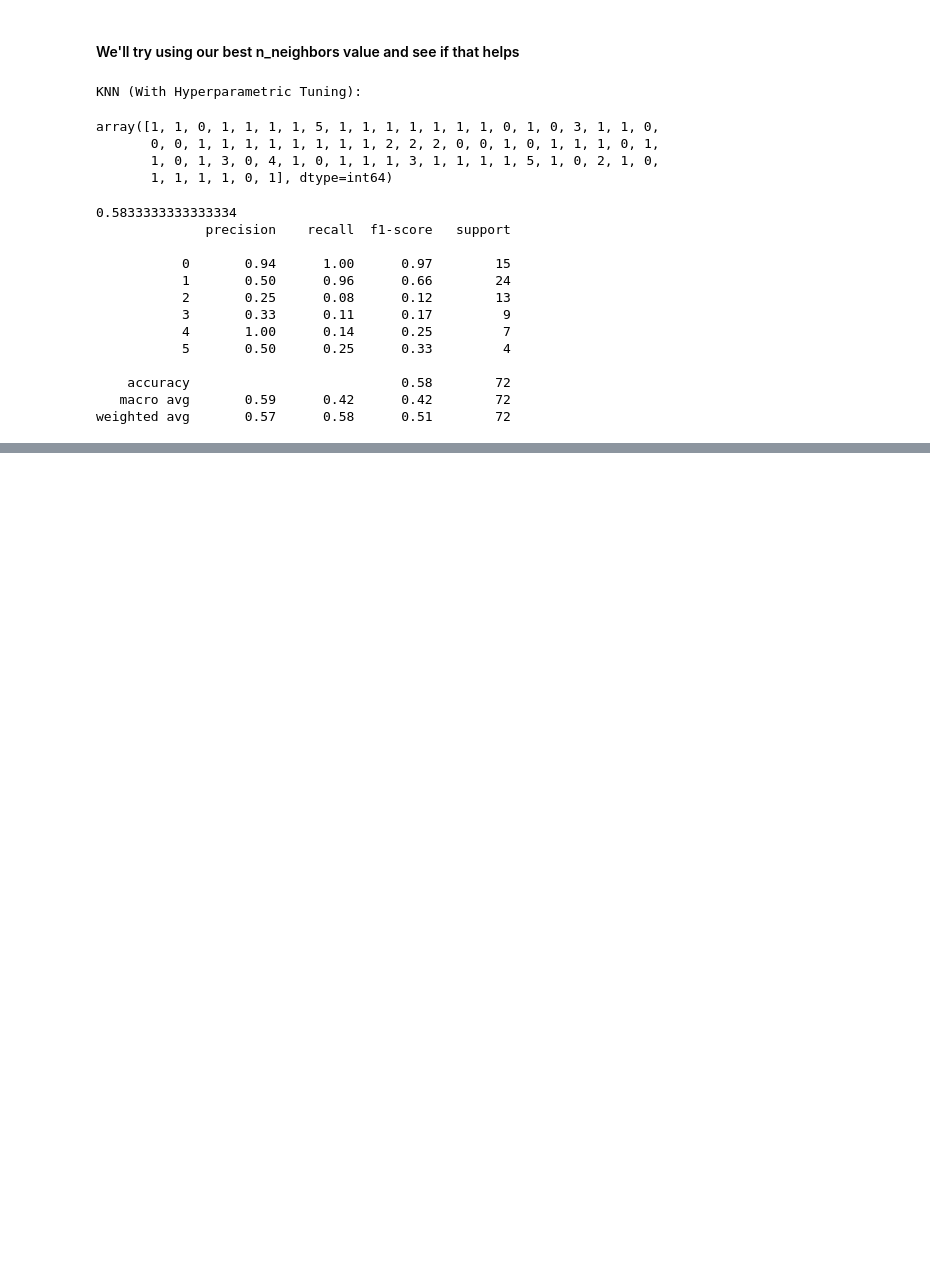
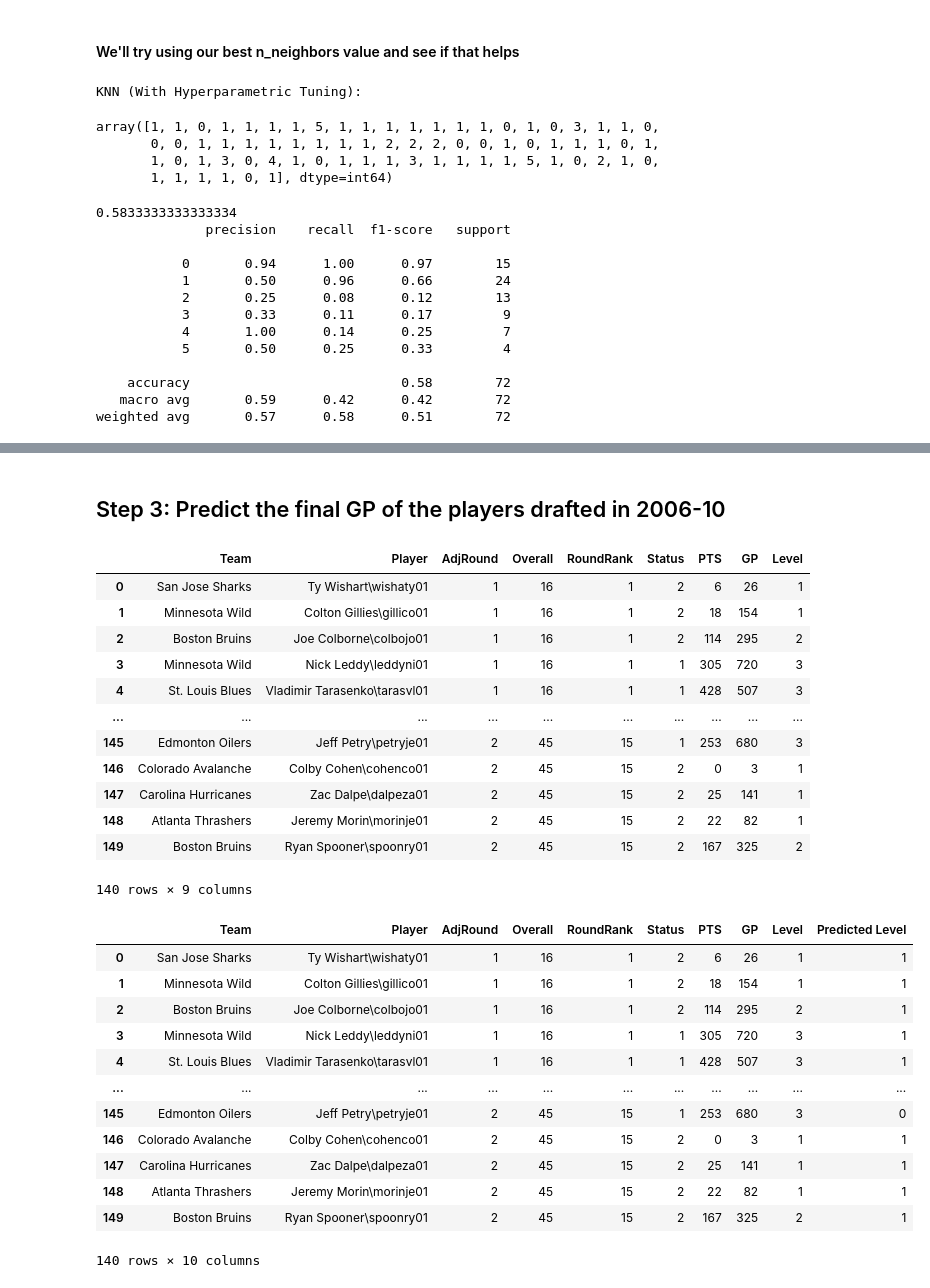
Before and after one commit to minchanhan/CompareNHLDraftPicks, a Jupyter notebook: CompareLow1stHigh2nd.ipynb, the cells around one changed output, grey strips where cells are left out. Cells and saved outputs as stored; diff of their text form; code cells hidden in the pictures; blank space fills up the shorter version.

Commit message:
Added later years predictions

```diff
--- a/CompareLow1stHigh2nd.ipynb
+++ b/CompareLow1stHigh2nd.ipynb
@@ -934,0 +940,9 @@ weighted avg       0.57      0.58      0.51        72
+# %%
+# For Games Played:
+print("KNN (With Hyperparametric Tuning):")
+knnmodel = KNeighborsClassifier(n_neighbors=17)
+knnmodel.fit(X_train, y_GP_train)
+knn_pred = knnmodel.predict(X_test)
+display(knn_pred)
+print(accuracy_score(y_GP_test, knn_pred))
+print(classification_report(y_GP_test, knn_pred))
@@ -934,0 +975,55 @@ weighted avg       0.57      0.58      0.51        72
+# %% [markdown]
+## Step 3: Predict the final GP of the players drafted in 2006-10
+# %%
+lateryears = pd.read_csv("list06-10.csv") # For comparing 93-05 drafts to 06-10 drafts
+lateryears = lateryears[lateryears.Pos != "G"]
+lateryears = lateryears[["Team", "Player", "Year", "Round", "Overall", "To", "Age", "GP", "G", "A", "PTS", "+/-", "PIM"]].fillna(0, downcast="infer")
+lateryears.loc[lateryears.Age == 0, "Age"] = 18
+lateryears['Status'] = lateryears.apply(lambda row: assignStatus(row), axis = 1)
+lateryears['Level'] = lateryears.apply(lambda row: assignLvl(row), axis = 1)
+lateryears['AdjRound'] = lateryears.apply(lambda row: assignAdjustedRound(row), axis = 1)
+lateryears["RoundRank"] = lateryears.apply(lambda row: RankPicksInRound(row), axis = 1)
+column_order = ["Team", "Player", "AdjRound", "Overall", "RoundRank", "Status", "PTS", "GP", "Level"]
+lateryears = lateryears[column_order]
+
+display(lateryears)
+
+later_years_X = lateryears[["AdjRound", "Overall", "RoundRank", "Status"]]
+later_years_minmax = min_max_scaler.fit_transform(later_years_X)
+
+# Convert back to pandas DataFrame, because sklearn converts the data into a Numpy class
+X_pred = pd.DataFrame(later_years_minmax, index=later_years_X.index, columns=later_years_X.columns)
+
+knnpred = KNeighborsClassifier(n_neighbors=17) # Our final trained best model
+knnpred.fit(X_train, y_lvl_train)
+predictions = knnpred.predict(X_pred)
+predictions = pd.Series(predictions, name="Predicted Level", index=lateryears.index)
+lateryears["Predicted Level"] = predictions
+display(lateryears)
+# %% [output]
+|  | Team | Player | AdjRound | Overall | RoundRank | Status | PTS | GP | Level |
+| 0 | San Jose Sharks | Ty Wishart\wishaty01 | 1 | 16 | 1 | 2 | 6 | 26 | 1 |
+| 1 | Minnesota Wild | Colton Gillies\gillico01 | 1 | 16 | 1 | 2 | 18 | 154 | 1 |
+| 2 | Boston Bruins | Joe Colborne\colbojo01 | 1 | 16 | 1 | 2 | 114 | 295 | 2 |
+| 3 | Minnesota Wild | Nick Leddy\leddyni01 | 1 | 16 | 1 | 1 | 305 | 720 | 3 |
+| 4 | St. Louis Blues | Vladimir Tarasenko\tarasvl01 | 1 | 16 | 1 | 1 | 428 | 507 | 3 |
+| ... | ... | ... | ... | ... | ... | ... | ... | ... | ... |
+| 145 | Edmonton Oilers | Jeff Petry\petryje01 | 2 | 45 | 15 | 1 | 253 | 680 | 3 |
+| 146 | Colorado Avalanche | Colby Cohen\cohenco01 | 2 | 45 | 15 | 2 | 0 | 3 | 1 |
+| 147 | Carolina Hurricanes | Zac Dalpe\dalpeza01 | 2 | 45 | 15 | 2 | 25 | 141 | 1 |
+| 148 | Atlanta Thrashers | Jeremy Morin\morinje01 | 2 | 45 | 15 | 2 | 22 | 82 | 1 |
+| 149 | Boston Bruins | Ryan Spooner\spoonry01 | 2 | 45 | 15 | 2 | 167 | 325 | 2 |
+140 rows × 9 columns
+|  | Team | Player | AdjRound | Overall | RoundRank | Status | PTS | GP | Level | Predicted Level |
+| 0 | San Jose Sharks | Ty Wishart\wishaty01 | 1 | 16 | 1 | 2 | 6 | 26 | 1 | 1 |
+| 1 | Minnesota Wild | Colton Gillies\gillico01 | 1 | 16 | 1 | 2 | 18 | 154 | 1 | 1 |
+| 2 | Boston Bruins | Joe Colborne\colbojo01 | 1 | 16 | 1 | 2 | 114 | 295 | 2 | 1 |
+| 3 | Minnesota Wild | Nick Leddy\leddyni01 | 1 | 16 | 1 | 1 | 305 | 720 | 3 | 1 |
+| 4 | St. Louis Blues | Vladimir Tarasenko\tarasvl01 | 1 | 16 | 1 | 1 | 428 | 507 | 3 | 1 |
+| ... | ... | ... | ... | ... | ... | ... | ... | ... | ... | ... |
+| 145 | Edmonton Oilers | Jeff Petry\petryje01 | 2 | 45 | 15 | 1 | 253 | 680 | 3 | 0 |
+| 146 | Colorado Avalanche | Colby Cohen\cohenco01 | 2 | 45 | 15 | 2 | 0 | 3 | 1 | 1 |
+| 147 | Carolina Hurricanes | Zac Dalpe\dalpeza01 | 2 | 45 | 15 | 2 | 25 | 141 | 1 | 1 |
+| 148 | Atlanta Thrashers | Jeremy Morin\morinje01 | 2 | 45 | 15 | 2 | 22 | 82 | 1 | 1 |
+| 149 | Boston Bruins | Ryan Spooner\spoonry01 | 2 | 45 | 15 | 2 | 167 | 325 | 2 | 1 |
+140 rows × 10 columns
```
Also changed, not shown: parts of 4 cells of this notebook.
